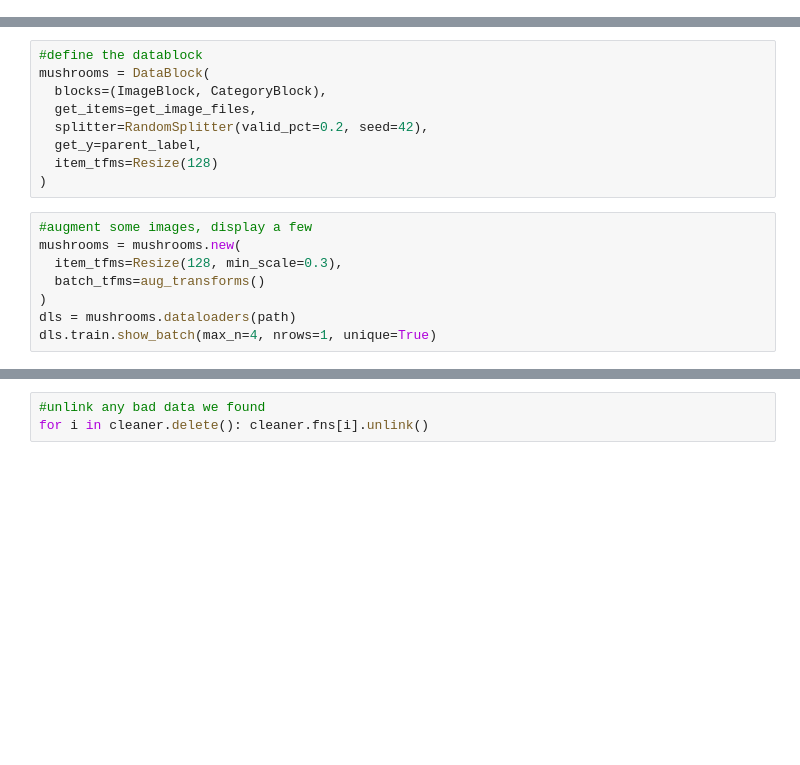
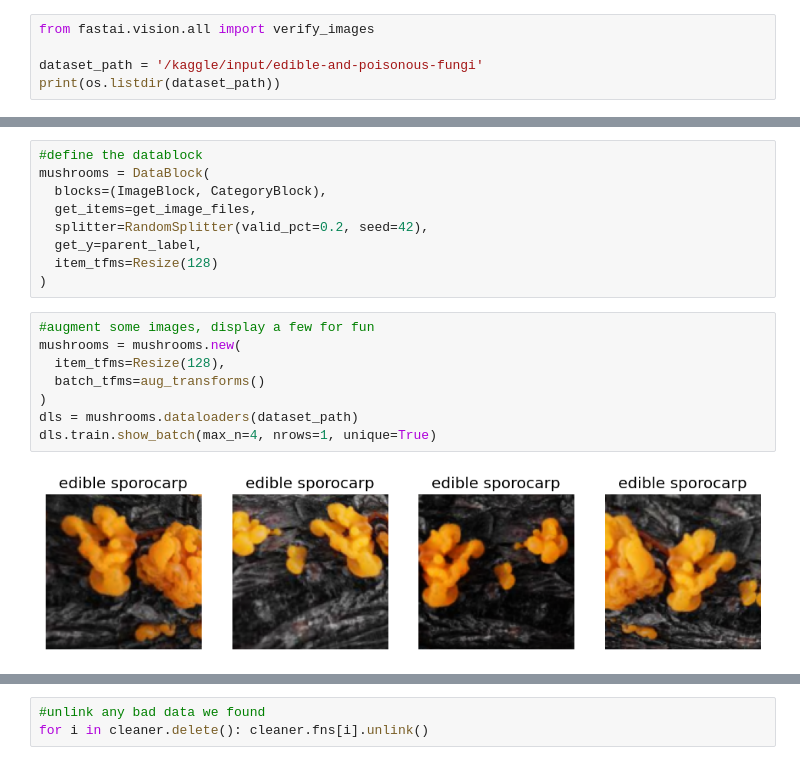
Before and after one commit to zach-ferguson/mushroom-classifier, a Jupyter notebook: mushroom-classifier.ipynb, the cells around one changed output, grey strips where cells are left out. Drawn from its saved outputs; the diff is of its cells as text; blank space fills up the shorter version.

Commit message:
Updates to use imported dataset.

```diff
--- a/mushroom-classifier.ipynb
+++ b/mushroom-classifier.ipynb
@@ -45,3 +81,8 @@ for o in mushroom_types:
 failed = verify_images(get_image_files(path))
 failed.map(Path.unlink)
 len(failed)
+# %%
+from fastai.vision.all import verify_images
+
+dataset_path = '/kaggle/input/edible-and-poisonous-fungi'
+print(os.listdir(dataset_path))
@@ -55,13 +98,15 @@ mushrooms = DataBlock(
   item_tfms=Resize(128)
 )
 # %%
-#augment some images, display a few
+#augment some images, display a few for fun
 mushrooms = mushrooms.new(
-  item_tfms=Resize(128, min_scale=0.3),
+  item_tfms=Resize(128),
   batch_tfms=aug_transforms()
 )
-dls = mushrooms.dataloaders(path)
+dls = mushrooms.dataloaders(dataset_path)
 dls.train.show_batch(max_n=4, nrows=1, unique=True)
+# %% [output]
+[figure, added]
 # %%
 #train the model
 learn = vision_learner(dls, resnet18, metrics=error_rate)
```
Also changed, not shown: parts of 13 cells of this notebook.
